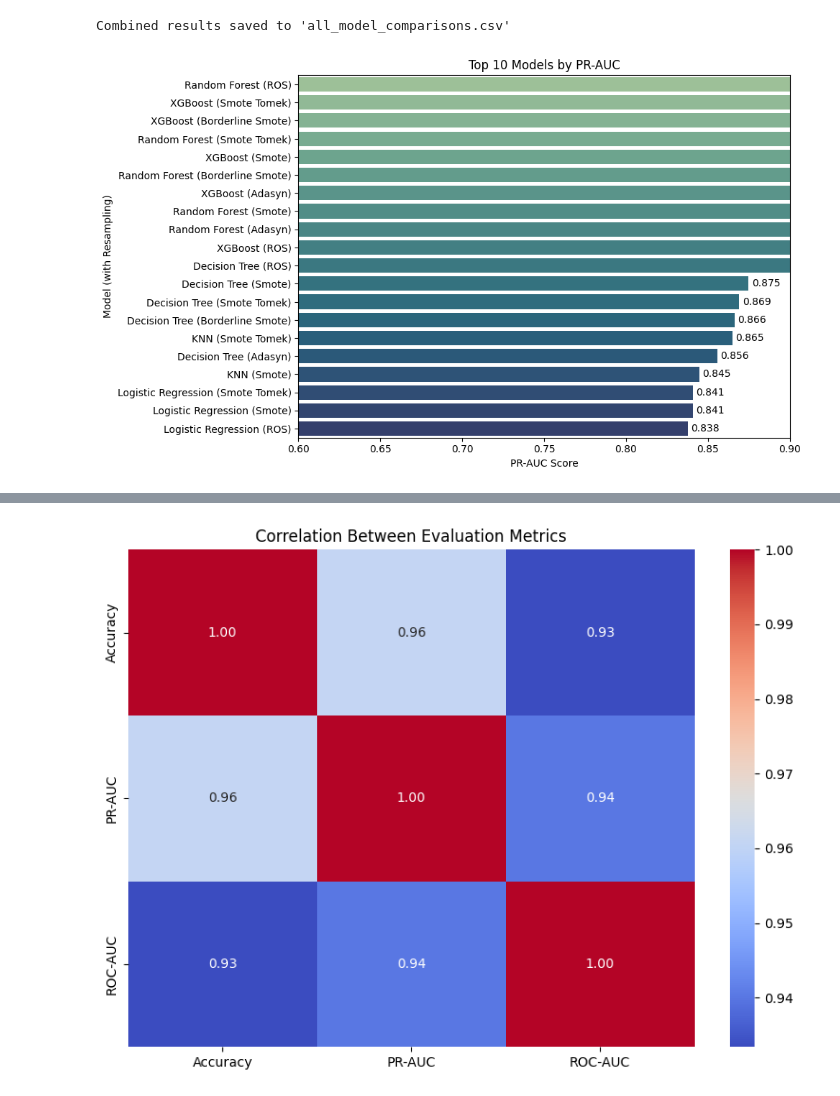
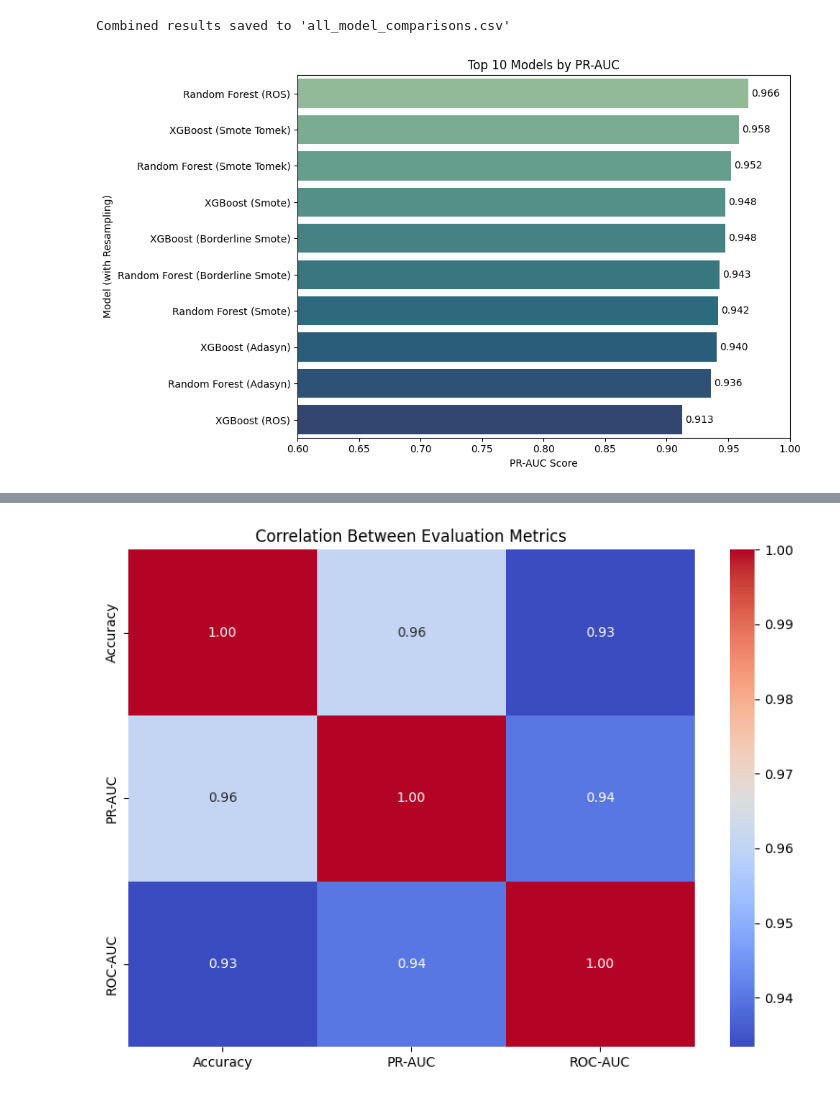
Before and after one commit to busraacr/churn_prediction, a Jupyter notebook: ml_comparison.ipynb, the cells around one changed output, grey strips where cells are left out. Saved outputs shown, nothing was run; the diff lists cells and outputs as text; code cells hidden in the pictures.

```diff
--- a/ml_comparison.ipynb
+++ b/ml_comparison.ipynb
@@ -26,24 +26,24 @@ print("Combined results saved to 'all_model_comparisons.csv'")
 Combined results saved to 'all_model_comparisons.csv'
 # %%
 # best 10 models by PR-AUC
-top_n = df_all.sort_values(by="PR-AUC", ascending=False).head(20).copy()
+top_n = df_all.sort_values(by="PR-AUC", ascending=False).head(10).copy()
 
 top_n["Label"] = top_n["Model"] + " (" + top_n["Resampling"] + ")"
 
 # plot
 plt.figure(figsize=(10, 6))
 ax = sns.barplot(data=top_n, y="Label", x="PR-AUC", hue="Label", palette="crest", legend=False)
 
 
 # writing the scores
 for container in ax.containers:
     ax.bar_label(container, fmt="%.3f", label_type="edge", padding=3)
 
 plt.title("Top 10 Models by PR-AUC")
 plt.xlabel("PR-AUC Score")
 plt.ylabel("Model (with Resampling)")
-plt.xlim(0.6, 0.9)
+plt.xlim(0.6, 1)
 plt.tight_layout()
 plt.show()
 # %% [output]
-[figure, old version]
+[figure, new version]
```
Also changed, not shown: parts of 1 cell of this notebook.
